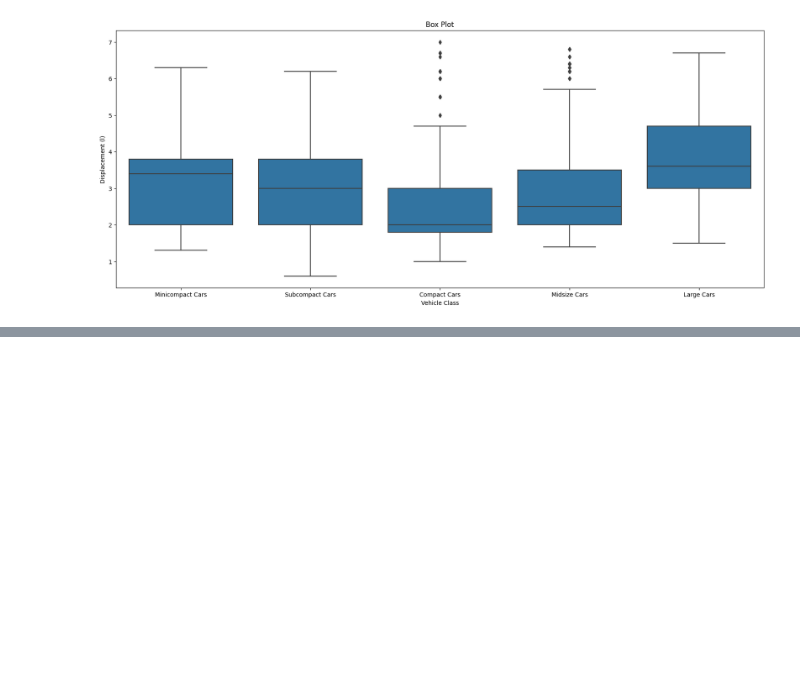
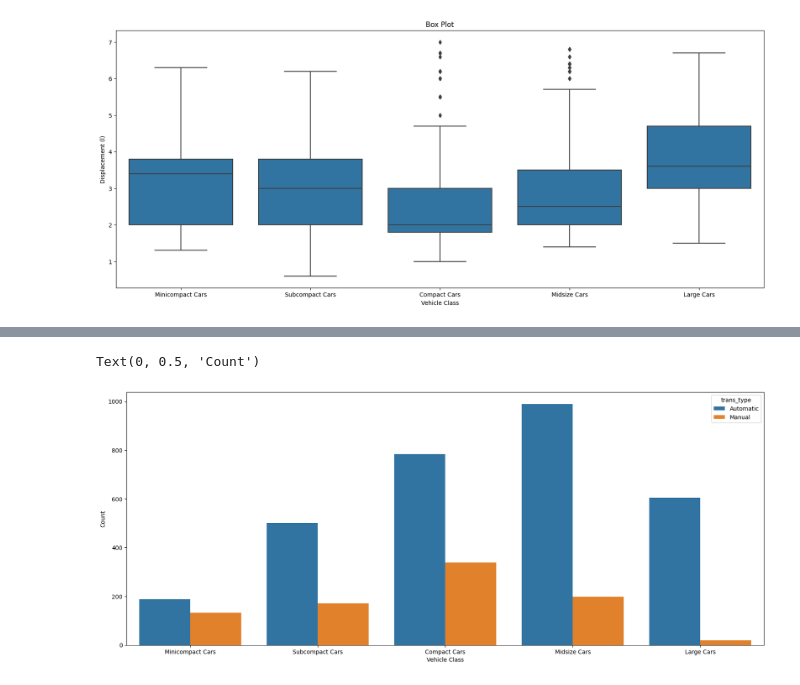
Before and after one commit to kisyular/data-visualization, a Jupyter notebook: Intro-Data-Visualization.ipynb, the cells around one changed output, grey strips where cells are left out. Drawn from its saved outputs; the diff is of its cells as text; code cells hidden in the pictures; blank space fills up the shorter version.

```diff
--- a/Intro-Data-Visualization.ipynb
+++ b/Intro-Data-Visualization.ipynb
@@ -1198,0 +1231,18 @@ plt.title('Box Plot');
+# %%
+# Types of sedan cars
+sedan_classes = ['Minicompact Cars', 'Subcompact Cars', 'Compact Cars', 'Midsize Cars', 'Large Cars']
+
+# Returns the types for sedan_classes with the categories and orderedness
+# Refer - https://pandas.pydata.org/pandas-docs/version/0.23.4/generated/pandas.api.types.CategoricalDtype.html
+vclasses = pd.api.types.CategoricalDtype(ordered=True, categories=sedan_classes)
+
+# Use pandas.astype() to convert the "VClass" column from a plain object type into an ordered categorical type
+fuel_econ['VClass'] = fuel_econ['VClass'].astype(vclasses);
+# %%
+# The existing `trans` column has multiple sub-types of Automatic and Manual.
+# But, we need plain two types, either Automatic or Manual. Therefore, add a new column.
+
+# The Series.apply() method invokes the `lambda` function on each value of `trans` column.
+# In python, a `lambda` function is an anonymous function that can have only one expression.
+fuel_econ['trans_type'] = fuel_econ['trans'].apply(lambda x:x.split()[0])
+fuel_econ.head()
@@ -1198,0 +1257,8 @@ plt.title('Box Plot');
+# %%
+plt.figure(figsize=(20, 8))
+sb.countplot(data = fuel_econ, x = 'VClass', hue = 'trans_type')
+plt.xlabel('Vehicle Class')
+plt.ylabel('Count')
+# %% [output]
+Text(0, 0.5, 'Count')
+[figure, added]
```
Also changed, not shown: parts of 8 cells of this notebook.
